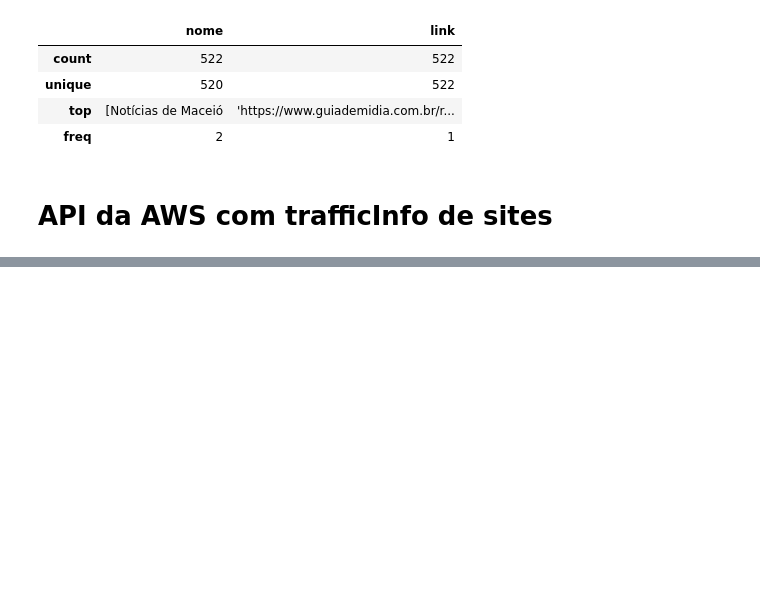
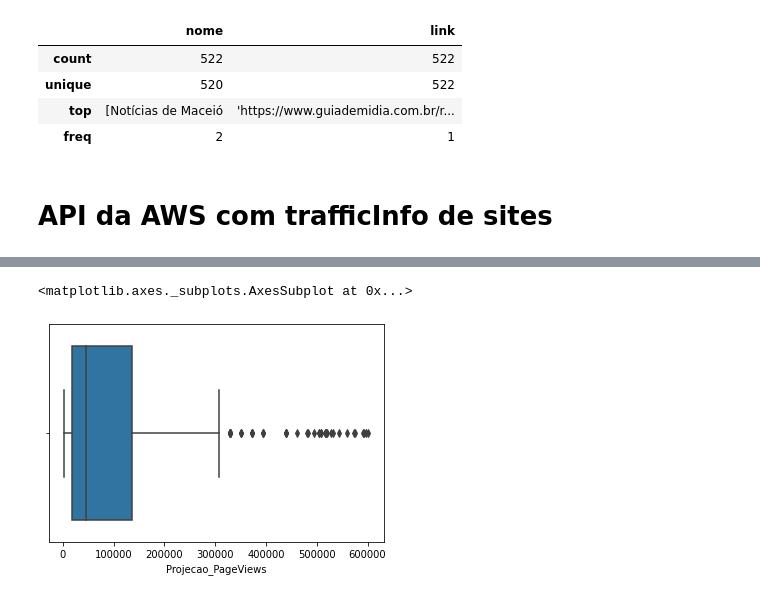
Before and after one commit to magemongo/ContentLovers, a Jupyter notebook: Scrapping_Publisher.ipynb, the cells around one changed output, grey strips where cells are left out. Cells and saved outputs as stored; diff of their text form; code cells hidden in the pictures; blank space fills up the shorter version.

```diff
--- a/Scrapping_Publisher.ipynb
+++ b/Scrapping_Publisher.ipynb
@@ -324,0 +496,8 @@ Response code: 200
+# %%
+df_teste = pd.DataFrame()
+df_teste['Site'] = df_3_mes['DataUrl'][filter]
+df_teste['Projecao_PageViews'] = (df_3_mes['PageViews/Mill'][filter]*219533902793)/1000000
+df_teste.reset_index(inplace=True)
+df_teste.drop('index', axis=1, inplace=True)
+#df_teste['Alcance'] =
+df_teste.drop_duplicates(keep='first', inplace=True, ignore_index=True)
@@ -324,0 +520,5 @@ Response code: 200
+# %%
+sns.boxplot(df_teste['Projecao_PageViews'])
+# %% [output]
+<matplotlib.axes._subplots.AxesSubplot at 0x...>
+[figure, added]
```
Also changed, not shown: parts of 26 cells of this notebook.
